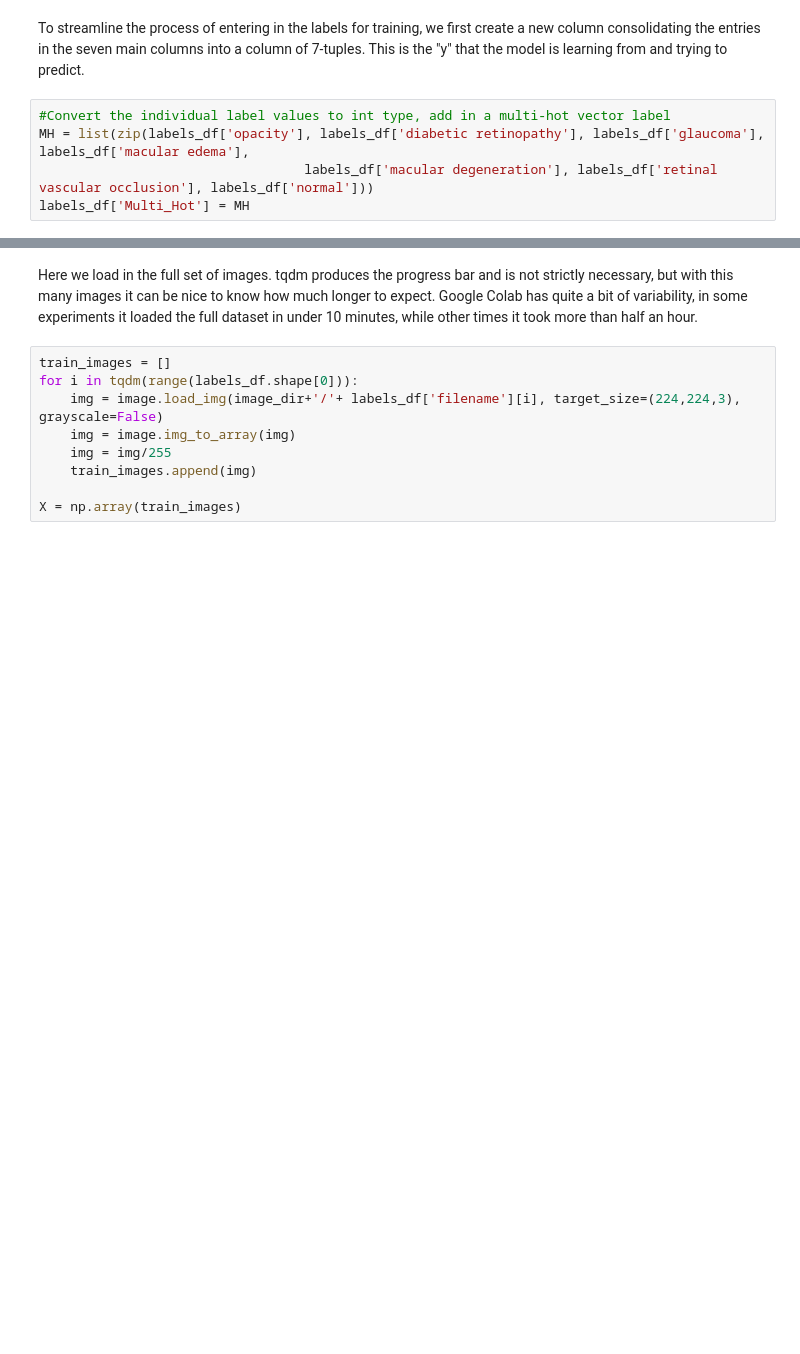
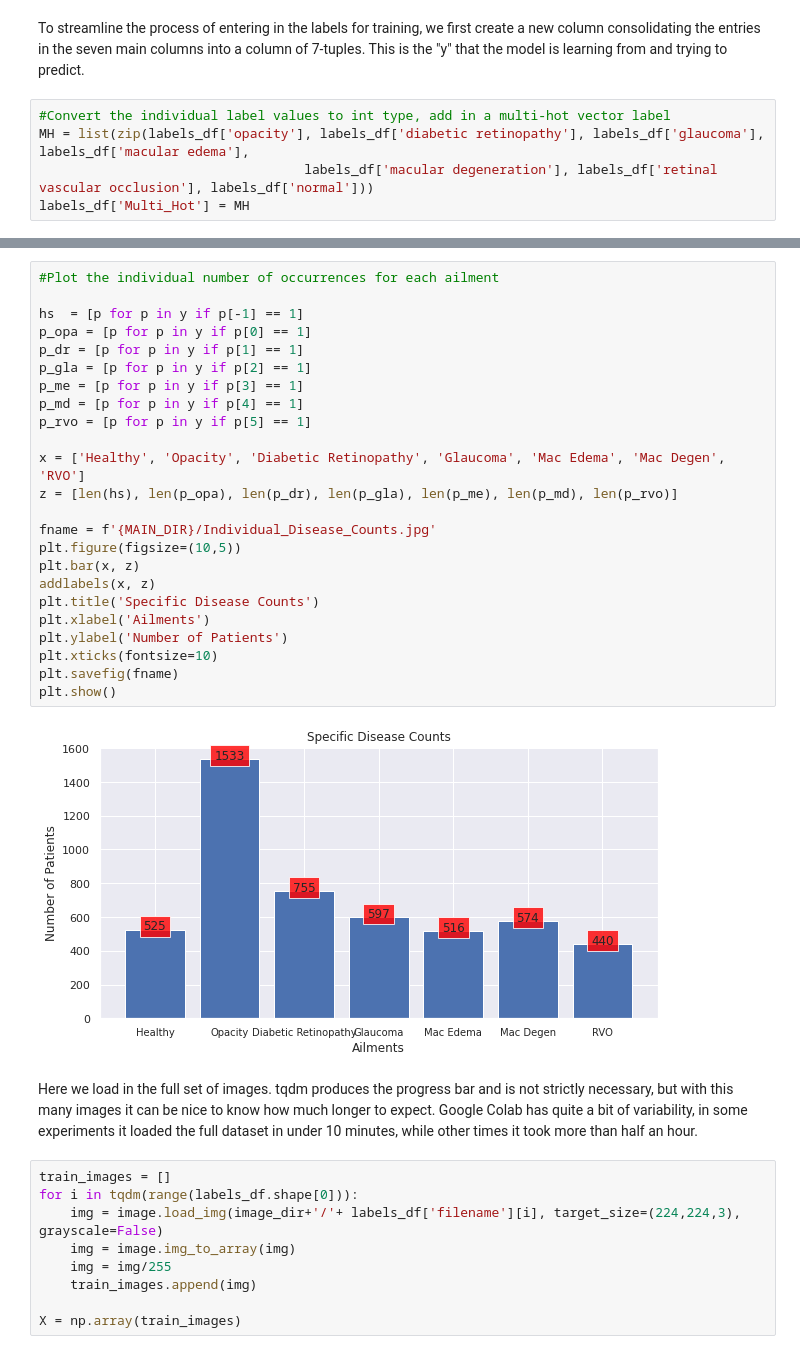
Before and after one commit to Astromax/Retina_Disease_Classification, a Jupyter notebook: EyeDiseaseDetection.ipynb, the cells around one changed output, grey strips where cells are left out. Saved outputs shown, nothing was run; the diff lists cells and outputs as text; blank space fills up the shorter version.

```diff
--- a/EyeDiseaseDetection.ipynb
+++ b/EyeDiseaseDetection.ipynb
@@ -125,3 +137,29 @@ Length of y:  3435
+# %%
+#Plot the individual number of occurrences for each ailment
+
+hs  = [p for p in y if p[-1] == 1]
+p_opa = [p for p in y if p[0] == 1]
+p_dr = [p for p in y if p[1] == 1]
+p_gla = [p for p in y if p[2] == 1]
+p_me = [p for p in y if p[3] == 1]
+p_md = [p for p in y if p[4] == 1]
+p_rvo = [p for p in y if p[5] == 1]
+
+x = ['Healthy', 'Opacity', 'Diabetic Retinopathy', 'Glaucoma', 'Mac Edema', 'Mac Degen', 'RVO']
+z = [len(hs), len(p_opa), len(p_dr), len(p_gla), len(p_me), len(p_md), len(p_rvo)]
+
+fname = f'{MAIN_DIR}/Individual_Disease_Counts.jpg'
+plt.figure(figsize=(10,5))
+plt.bar(x, z)
+addlabels(x, z)
+plt.title('Specific Disease Counts')
+plt.xlabel('Ailments')
+plt.ylabel('Number of Patients')
+plt.xticks(fontsize=10)
+plt.savefig(fname)
+plt.show()
+# %% [output]
+[figure, added]
 # %% [markdown]
 Here we load in the full set of images.  tqdm produces the progress bar and is not strictly necessary, but with this many images it can be nice to know how much longer to expect.  Google Colab has quite a bit of variability, in some experiments it loaded the full dataset in under 10 minutes, while other times it took more than half an hour.
 # %%
```
Also changed, not shown: parts of 52 cells of this notebook.
